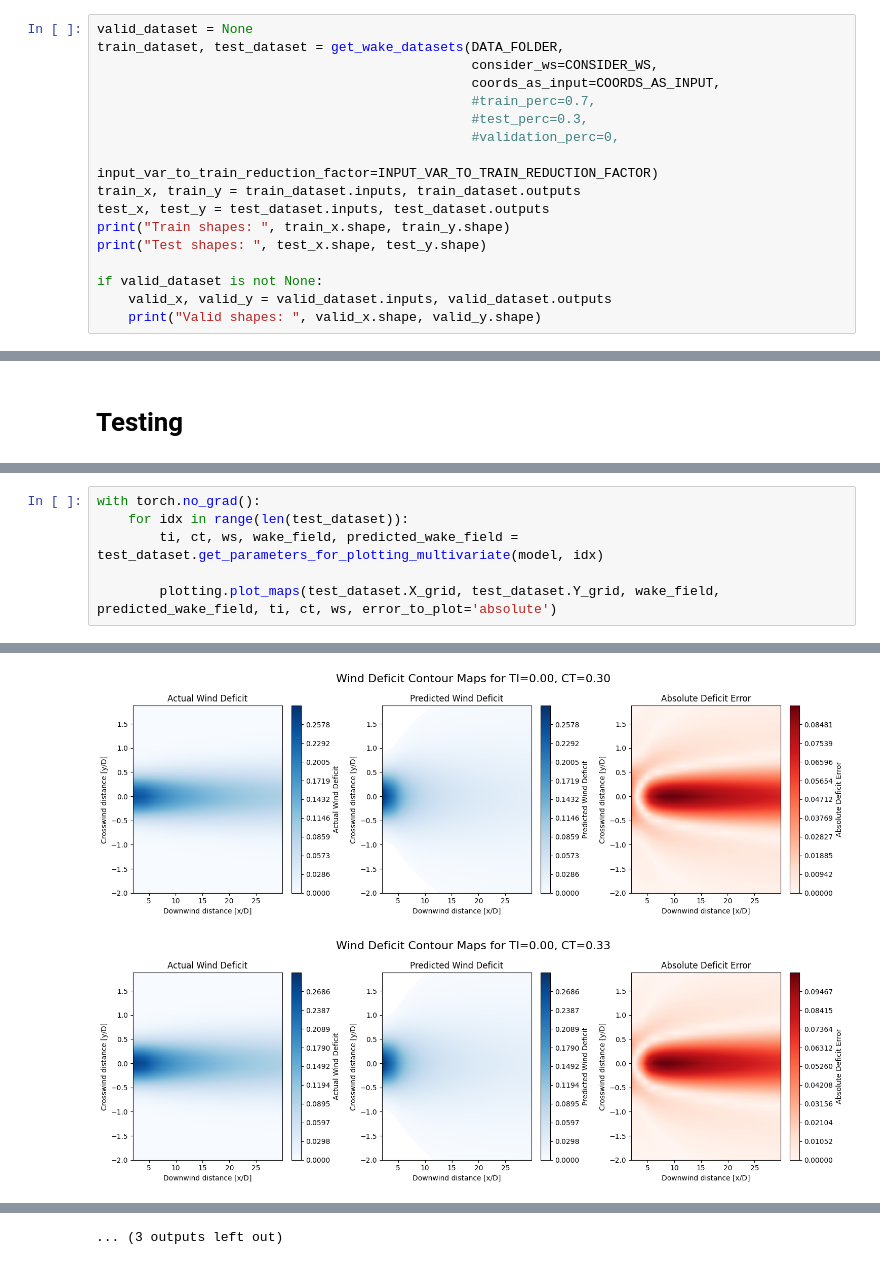
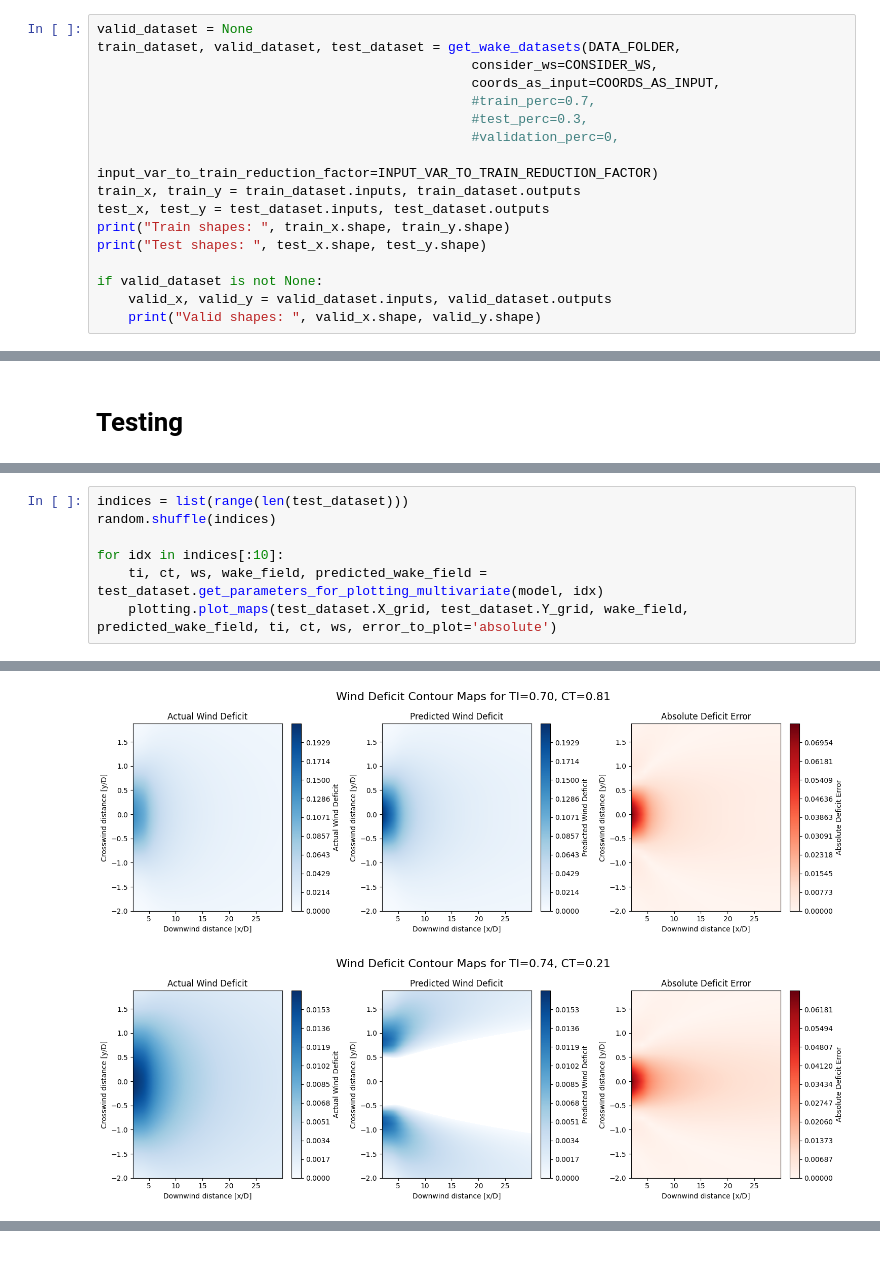
Before and after one commit to NiccoloMorabito/Ainslie-surrogate, a Jupyter notebook: learning_multivariate_LR.ipynb, the cells around one changed output, grey strips where cells are left out. Saved outputs shown, nothing was run; the diff lists cells and outputs as text.

```diff
--- a/learning_multivariate_LR.ipynb
+++ b/learning_multivariate_LR.ipynb
@@ -21,7 +21,7 @@ CONSIDER_WS = False
 COORDS_AS_INPUT = False #multivariate
 # %%
 valid_dataset = None
-train_dataset, test_dataset = get_wake_datasets(DATA_FOLDER,
+train_dataset, valid_dataset, test_dataset = get_wake_datasets(DATA_FOLDER,
                                                 consider_ws=CONSIDER_WS,
                                                 coords_as_input=COORDS_AS_INPUT,
                                                 #train_perc=0.7,
@@ -63,7 +69,8 @@ mean_absolute_percentage_error=398478442496.0
 # %%
-with torch.no_grad():
-    for idx in range(len(test_dataset)):
-        ti, ct, ws, wake_field, predicted_wake_field = test_dataset.get_parameters_for_plotting_multivariate(model, idx)
+indices = list(range(len(test_dataset)))
+random.shuffle(indices)
 
-        plotting.plot_maps(test_dataset.X_grid, test_dataset.Y_grid, wake_field, predicted_wake_field, ti, ct, ws, error_to_plot='absolute')
+for idx in indices[:10]:
+    ti, ct, ws, wake_field, predicted_wake_field = test_dataset.get_parameters_for_plotting_multivariate(model, idx)
+    plotting.plot_maps(test_dataset.X_grid, test_dataset.Y_grid, wake_field, predicted_wake_field, ti, ct, ws, error_to_plot='absolute')
 # %% [output]
@@ -76,2 +83,2 @@ with torch.no_grad():
-[figure, old version]
+[figure, new version]
-[figure, old version]
+[figure, new version]
@@ -82 +86,0 @@ with torch.no_grad():
-... (3 outputs left out)
```
Also changed, not shown: parts of 4 cells of this notebook, 1 other file.
